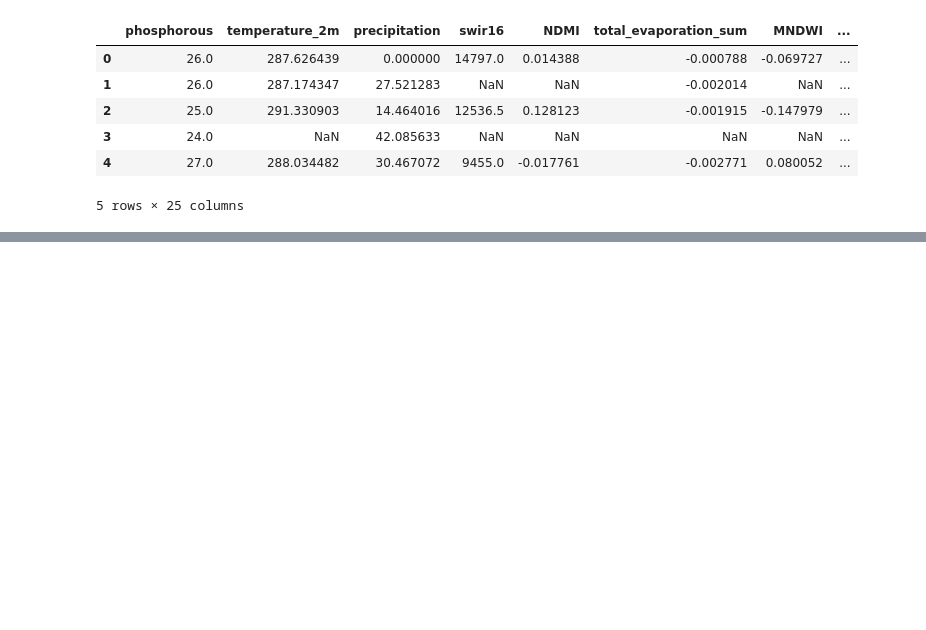
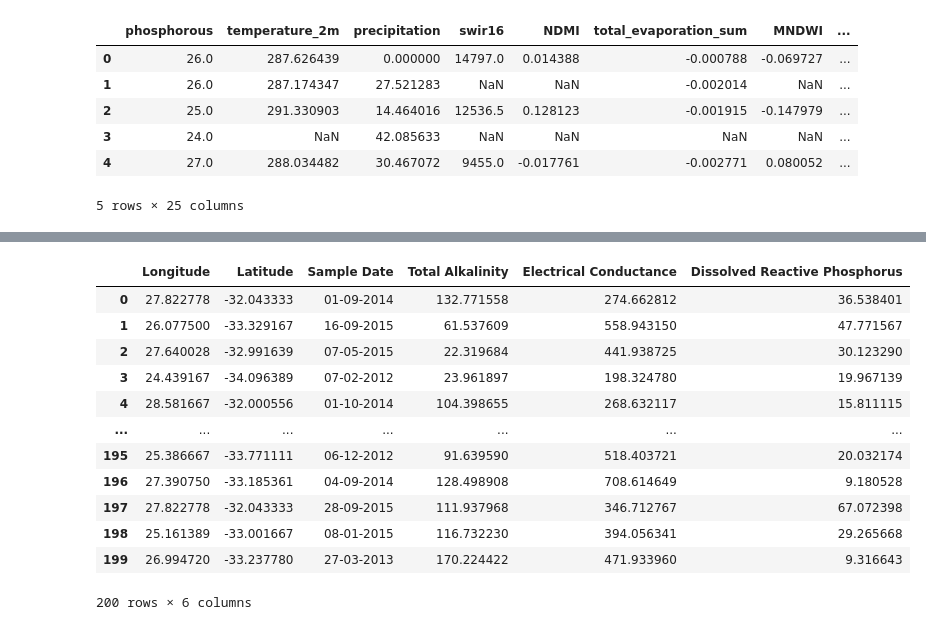
Before and after one commit to rohan-projects01/EY-AI-And-Data-Challenge, a Jupyter notebook: models/svm.ipynb, the cells around one changed output, grey strips where cells are left out. Cells and saved outputs as stored; diff of their text form; code cells hidden in the pictures; blank space fills up the shorter version.

Commit message:
predicted validation values for submission for support vector regression

```diff
--- a/models/svm.ipynb
+++ b/models/svm.ipynb
@@ -410,3 +410,9 @@ test_df.head()
 | 3 | 24.0 | NaN | 42.085633 | NaN | NaN | NaN | NaN | ... |
 | 4 | 27.0 | 288.034482 | 30.467072 | 9455.0 | -0.017761 | -0.002771 | 0.080052 | ... |
 5 rows × 25 columns
+# %%
+vals = svr_final_multi.predict(test_df)
+val_df = pd.DataFrame(vals)
+val_df.columns = ['Total Alkalinity', 'Electrical Conductance', 'Dissolved Reactive Phosphorus']
+
+val_df
@@ -412,0 +433,25 @@ test_df.head()
+# %%
+submission = pd.DataFrame({
+    'Longitude': submission_df['Longitude'],
+    'Latitude': submission_df['Latitude'],
+    'Sample Date': submission_df['Sample Date'],
+    'Total Alkalinity': val_df['Total Alkalinity'],
+    'Electrical Conductance': val_df['Electrical Conductance'],
+    'Dissolved Reactive Phosphorus': val_df['Dissolved Reactive Phosphorus']
+})
+
+submission
+# %% [output]
+|  | Longitude | Latitude | Sample Date | Total Alkalinity | Electrical Conductance | Dissolved Reactive Phosphorus |
+| 0 | 27.822778 | -32.043333 | 01-09-2014 | 132.771558 | 274.662812 | 36.538401 |
+| 1 | 26.077500 | -33.329167 | 16-09-2015 | 61.537609 | 558.943150 | 47.771567 |
+| 2 | 27.640028 | -32.991639 | 07-05-2015 | 22.319684 | 441.938725 | 30.123290 |
+| 3 | 24.439167 | -34.096389 | 07-02-2012 | 23.961897 | 198.324780 | 19.967139 |
+| 4 | 28.581667 | -32.000556 | 01-10-2014 | 104.398655 | 268.632117 | 15.811115 |
+| ... | ... | ... | ... | ... | ... | ... |
+| 195 | 25.386667 | -33.771111 | 06-12-2012 | 91.639590 | 518.403721 | 20.032174 |
+| 196 | 27.390750 | -33.185361 | 04-09-2014 | 128.498908 | 708.614649 | 9.180528 |
+| 197 | 27.822778 | -32.043333 | 28-09-2015 | 111.937968 | 346.712767 | 67.072398 |
+| 198 | 25.161389 | -33.001667 | 08-01-2015 | 116.732230 | 394.056341 | 29.265668 |
+| 199 | 26.994720 | -33.237780 | 27-03-2013 | 170.224422 | 471.933960 | 9.316643 |
+200 rows × 6 columns
```
Also changed, not shown: parts of 2 cells of this notebook, 1 other file.
